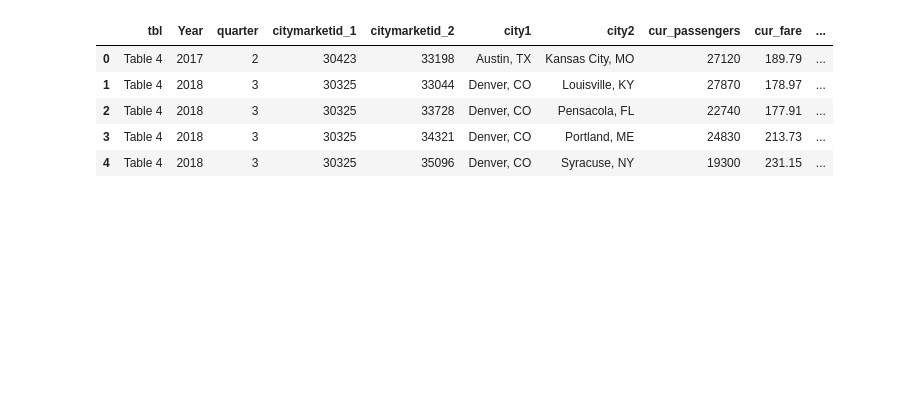
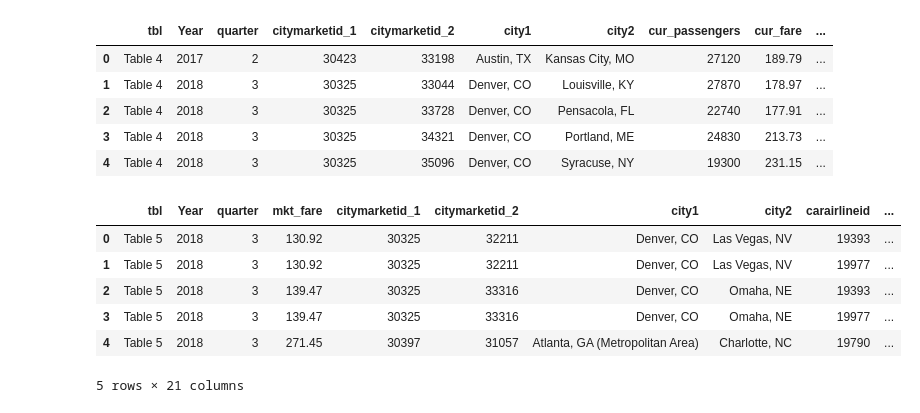
Before and after one commit to ytiffx/Project_1, a Jupyter notebook: Read_Airline_data/Airline_info.ipynb, the cells around one changed output. Saved outputs shown, nothing was run; the diff lists cells and outputs as text; code cells hidden in the pictures; blank space fills up the shorter version.

```diff
--- a/Read_Airline_data/Airline_info.ipynb
+++ b/Read_Airline_data/Airline_info.ipynb
@@ -16,3 +19,17 @@ airline_data_df.head()
 | 2 | Table 4 | 2018 | 3 | 30325 | 33728 | Denver, CO | Pensacola, FL | 22740 | 177.91 | ... |
 | 3 | Table 4 | 2018 | 3 | 30325 | 34321 | Denver, CO | Portland, ME | 24830 | 213.73 | ... |
 | 4 | Table 4 | 2018 | 3 | 30325 | 35096 | Denver, CO | Syracuse, NY | 19300 | 231.15 | ... |
+# %%
+# Load the CSV file created in Part 1 into a Pandas DataFrame
+fare_highest_lowest_df = pd.read_csv("../Resources/Detailed_Fare_Information_For_Highest_and_Lowest_Fare_Markets_Under_750_Miles.csv")
+
+# Display sample data
+fare_highest_lowest_df.head()
+# %% [output]
+|  | tbl | Year | quarter | mkt_fare | citymarketid_1 | citymarketid_2 | city1 | city2 | carairlineid | ... |
+| 0 | Table 5 | 2018 | 3 | 130.92 | 30325 | 32211 | Denver, CO | Las Vegas, NV | 19393 | ... |
+| 1 | Table 5 | 2018 | 3 | 130.92 | 30325 | 32211 | Denver, CO | Las Vegas, NV | 19977 | ... |
+| 2 | Table 5 | 2018 | 3 | 139.47 | 30325 | 33316 | Denver, CO | Omaha, NE | 19393 | ... |
+| 3 | Table 5 | 2018 | 3 | 139.47 | 30325 | 33316 | Denver, CO | Omaha, NE | 19977 | ... |
+| 4 | Table 5 | 2018 | 3 | 271.45 | 30397 | 31057 | Atlanta, GA (Metropolitan Area) | Charlotte, NC | 19790 | ... |
+5 rows × 21 columns
```
Also changed, not shown: parts of 8 cells of this notebook.
